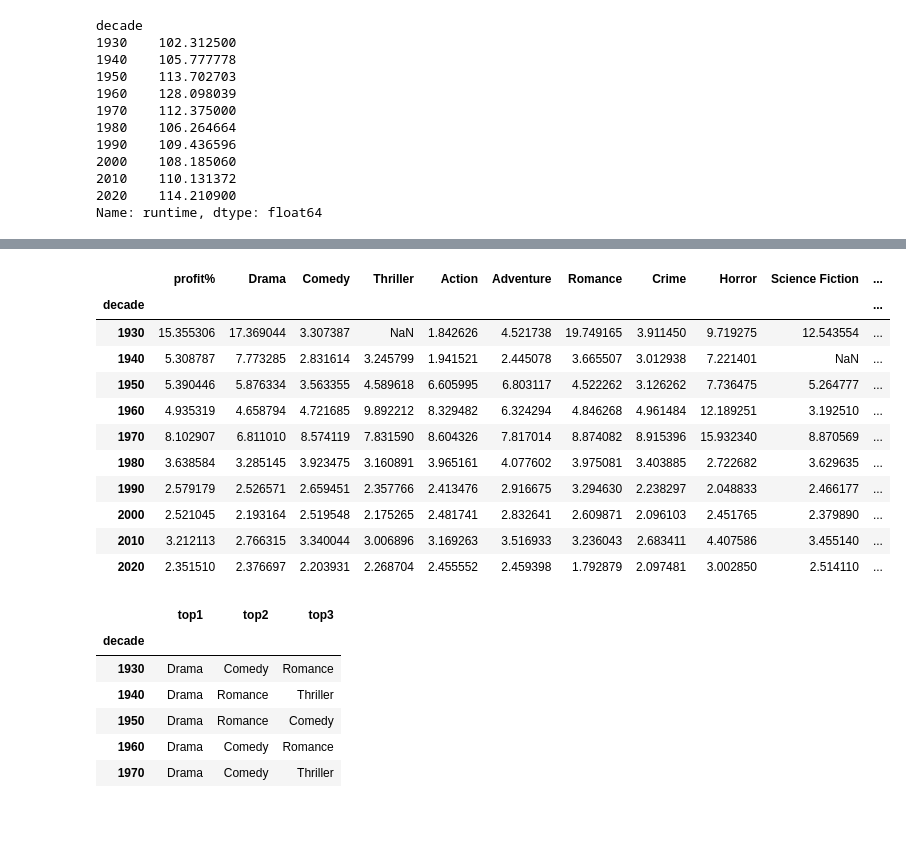
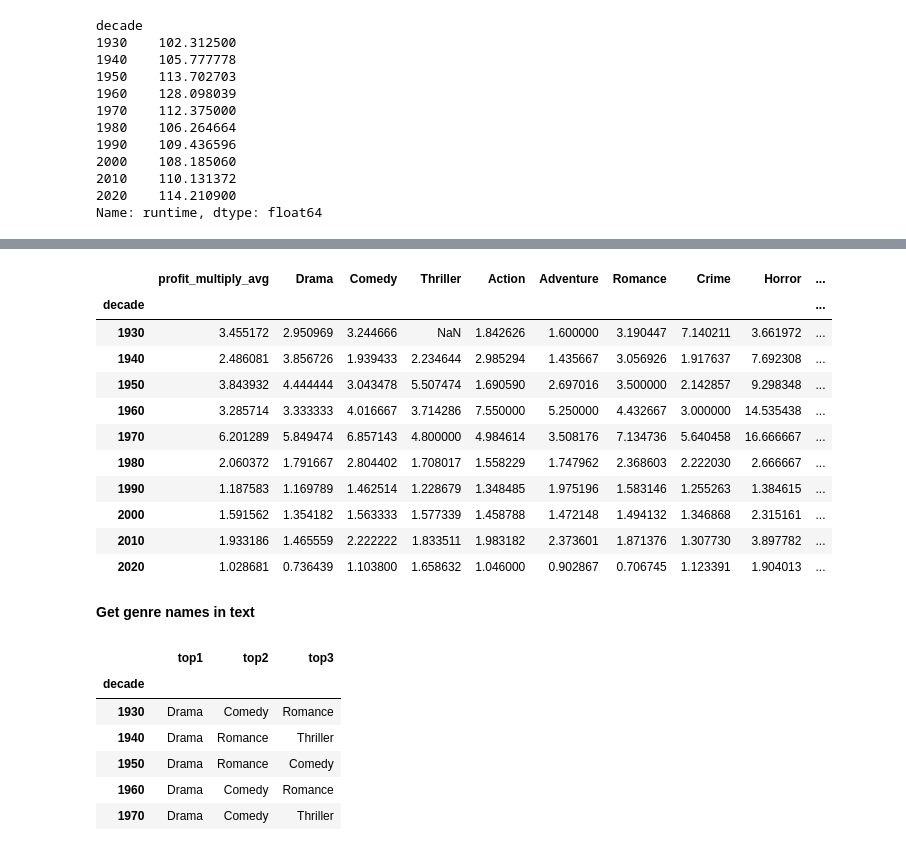
Before and after one commit to laurileppik/DS-Project, a Jupyter notebook: Popularity_Through_Years.ipynb, the cells around one changed output, grey strips where cells are left out. Drawn from its saved outputs; the diff is of its cells as text; code cells hidden in the pictures; blank space fills up the shorter version.

```diff
--- a/Popularity_Through_Years.ipynb
+++ b/Popularity_Through_Years.ipynb
@@ -9,10 +14,11 @@ df=pd.read_csv("fil_data_movies_lessthan10k_removed.csv")
 #added column for decade
 df['decade'] = (pd.DatetimeIndex(df['release_date']).year // 10) * 10
 
+#drop years 1910,1920, because there are too little movies from those decades
 df = df[df.decade != 1910]
 df = df[df.decade != 1920]
 
-df = df.drop(columns = ['title','backdrop_path','adult','release_date','homepage','imdb_id','original_title','overview','original_language','poster_path','tagline','production_companies','production_countries','spoken_languages'], axis = 1)
+df = df.drop(columns = ['backdrop_path','adult','release_date','homepage','imdb_id','original_title','overview','original_language','poster_path','tagline','production_companies','production_countries'], axis = 1)
 
 df
 # %% [output]
@@ -98,32 +142,14 @@ Name: vote_average, dtype: float64
 # %%
-#top10 genres
 genres = ("Drama","Comedy","Thriller","Action","Adventure","Romance","Crime","Horror","Science Fiction","Family")
-
-
 total_movies_by_decade = final.groupby('decade')['id'].count()
-
 
 genres_by_decade_count = final.groupby('decade')[['id']].count()
 for genre in genres:
     genre_movie_by_decade = final.groupby('decade')[genre].sum()
-    genre_percent_by_decade = (genre_movie_by_decade / total_movies_by_decade)*100
+    genre_percent_by_decade = (genre_movie_by_decade / total_movies_by_decade)
     genres_by_decade_count[genre] = genre_percent_by_decade
 
 genres_by_decade_count = genres_by_decade_count.drop('id', axis=1)
 
-#get top3 trending genres by movie production, the genres which are not in "genres" list do not change the result.
-t1 = genres_by_decade_count.columns[genres_by_decade_count.values.argsort(1)[:, -1]]
-t2 = genres_by_decade_count.columns[genres_by_decade_count.values.argsort(1)[:, -2]]
-t3 = genres_by_decade_count.columns[genres_by_decade_count.values.argsort(1)[:, -3]]
-
-genres_by_decade_count['top1'] = t1
-genres_by_decade_count['top2'] = t2
-genres_by_decade_count['top3'] = t3
-
 genres_by_decade_count
-
-top_genres_by_decade = genres_by_decade_count.drop(
-    columns=['Drama', 'Comedy','Thriller', 'Action','Adventure', 'Romance','Crime', 'Horror','Science Fiction', 'Family'])
-
-top_genres_by_decade
 # %% [output]
@@ -142,34 +204,37 @@ top_genres_by_decade
 # %%
-#get mean revenue and budget by decade
-average_revenue_by_decade = final.groupby('decade')['revenue'].mean()
-average_budget_by_decade = final.groupby('decade')['budget'].mean()
+#get median revenue and budget by decade
+median_revenue_by_decade = final.groupby('decade')['revenue'].median()
+median_budget_by_decade = final.groupby('decade')['budget'].median()
 
 #calculate average profit
-profit_avg = pd.merge(average_revenue_by_decade,average_budget_by_decade, right_index = True, left_index = True)
-#profit as relation of revenue against budget in decimal
-profit_avg['profit%'] = profit_avg['revenue'] / profit_avg['budget']
+profit_avg = pd.merge(median_revenue_by_decade,median_budget_by_decade, right_index = True, left_index = True)
+#profit as relation of revenue against budget
+profit_avg['profit_multiply_avg'] = profit_avg['revenue'] / profit_avg['budget']
 
+#drop columns used for computation
 profit_avg=profit_avg.drop("revenue",axis=1)
 profit_avg=profit_avg.drop("budget",axis=1)
 # %%
 #get average profit per decade per genre
 for genre in genres:
     new_df = final[final[genre] == 1]
-    new_df.groupby('decade')['budget'].mean()
-    profit_avg[genre] = new_df.groupby('decade')['revenue'].mean() / new_df.groupby('decade')['budget'].mean()
+    new_df.groupby('decade')['budget'].median()
+    profit_avg[genre] = new_df.groupby('decade')['revenue'].median() / new_df.groupby('decade')['budget'].median()
 
 profit_avg
 # %% [output]
-|  | profit% | Drama | Comedy | Thriller | Action | Adventure | Romance | Crime | Horror | Science Fiction | ... |
-| decade |  |  |  |  |  |  |  |  |  |  | ... |
-| 1930 | 15.355306 | 17.369044 | 3.307387 | NaN | 1.842626 | 4.521738 | 19.749165 | 3.911450 | 9.719275 | 12.543554 | ... |
-| 1940 | 5.308787 | 7.773285 | 2.831614 | 3.245799 | 1.941521 | 2.445078 | 3.665507 | 3.012938 | 7.221401 | NaN | ... |
-| 1950 | 5.390446 | 5.876334 | 3.563355 | 4.589618 | 6.605995 | 6.803117 | 4.522262 | 3.126262 | 7.736475 | 5.264777 | ... |
-| 1960 | 4.935319 | 4.658794 | 4.721685 | 9.892212 | 8.329482 | 6.324294 | 4.846268 | 4.961484 | 12.189251 | 3.192510 | ... |
-| 1970 | 8.102907 | 6.811010 | 8.574119 | 7.831590 | 8.604326 | 7.817014 | 8.874082 | 8.915396 | 15.932340 | 8.870569 | ... |
-| 1980 | 3.638584 | 3.285145 | 3.923475 | 3.160891 | 3.965161 | 4.077602 | 3.975081 | 3.403885 | 2.722682 | 3.629635 | ... |
-| 1990 | 2.579179 | 2.526571 | 2.659451 | 2.357766 | 2.413476 | 2.916675 | 3.294630 | 2.238297 | 2.048833 | 2.466177 | ... |
-| 2000 | 2.521045 | 2.193164 | 2.519548 | 2.175265 | 2.481741 | 2.832641 | 2.609871 | 2.096103 | 2.451765 | 2.379890 | ... |
-| 2010 | 3.212113 | 2.766315 | 3.340044 | 3.006896 | 3.169263 | 3.516933 | 3.236043 | 2.683411 | 4.407586 | 3.455140 | ... |
-| 2020 | 2.351510 | 2.376697 | 2.203931 | 2.268704 | 2.455552 | 2.459398 | 1.792879 | 2.097481 | 3.002850 | 2.514110 | ... |
+|  | profit_multiply_avg | Drama | Comedy | Thriller | Action | Adventure | Romance | Crime | Horror | ... |
+| decade |  |  |  |  |  |  |  |  |  | ... |
+| 1930 | 3.455172 | 2.950969 | 3.244666 | NaN | 1.842626 | 1.600000 | 3.190447 | 7.140211 | 3.661972 | ... |
+| 1940 | 2.486081 | 3.856726 | 1.939433 | 2.234644 | 2.985294 | 1.435667 | 3.056926 | 1.917637 | 7.692308 | ... |
+| 1950 | 3.843932 | 4.444444 | 3.043478 | 5.507474 | 1.690590 | 2.697016 | 3.500000 | 2.142857 | 9.298348 | ... |
+| 1960 | 3.285714 | 3.333333 | 4.016667 | 3.714286 | 7.550000 | 5.250000 | 4.432667 | 3.000000 | 14.535438 | ... |
+| 1970 | 6.201289 | 5.849474 | 6.857143 | 4.800000 | 4.984614 | 3.508176 | 7.134736 | 5.640458 | 16.666667 | ... |
+| 1980 | 2.060372 | 1.791667 | 2.804402 | 1.708017 | 1.558229 | 1.747962 | 2.368603 | 2.222030 | 2.666667 | ... |
+| 1990 | 1.187583 | 1.169789 | 1.462514 | 1.228679 | 1.348485 | 1.975196 | 1.583146 | 1.255263 | 1.384615 | ... |
+| 2000 | 1.591562 | 1.354182 | 1.563333 | 1.577339 | 1.458788 | 1.472148 | 1.494132 | 1.346868 | 2.315161 | ... |
+| 2010 | 1.933186 | 1.465559 | 2.222222 | 1.833511 | 1.983182 | 2.373601 | 1.871376 | 1.307730 | 3.897782 | ... |
+| 2020 | 1.028681 | 0.736439 | 1.103800 | 1.658632 | 1.046000 | 0.902867 | 0.706745 | 1.123391 | 1.904013 | ... |
+# %% [markdown]
+**Get genre names in text**
 # %%
```
Also changed, not shown: parts of 30 cells of this notebook.
